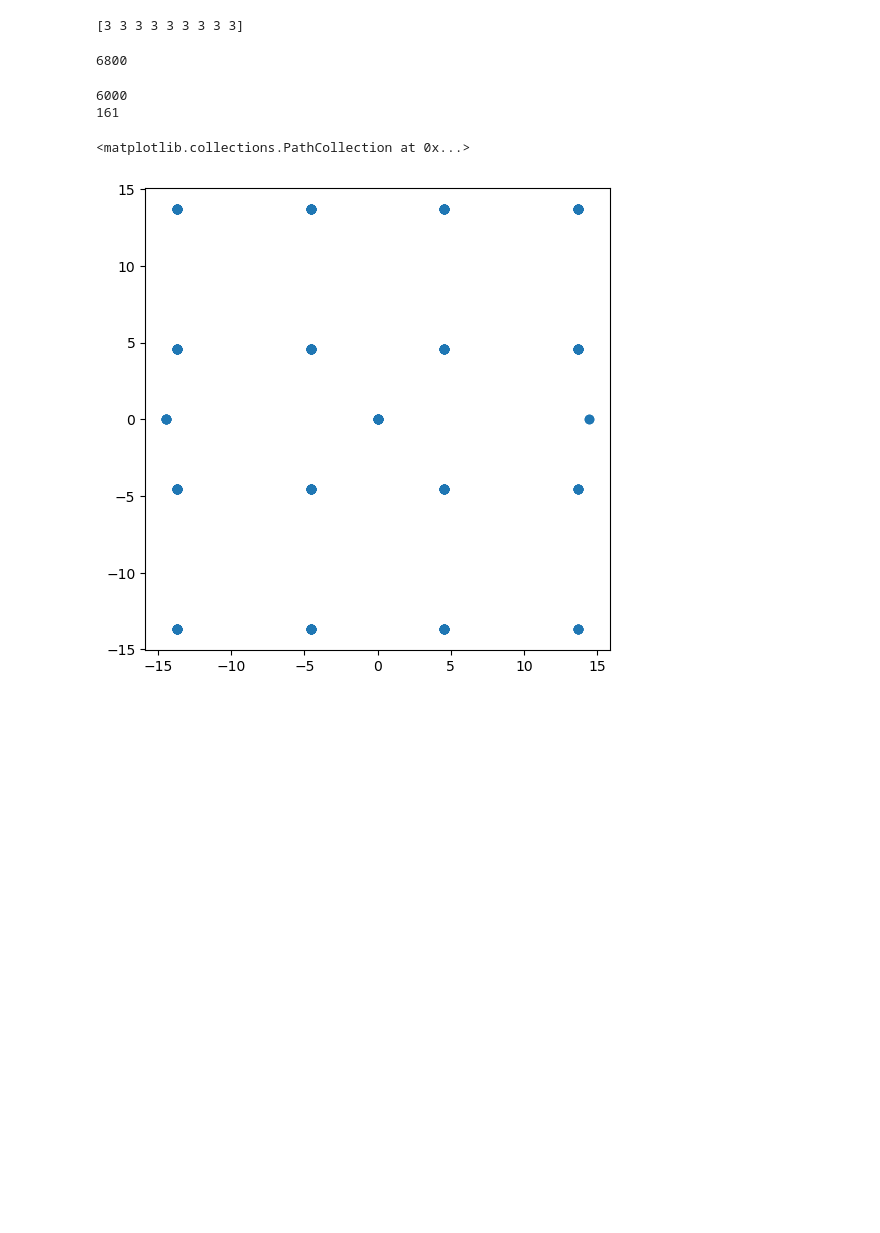
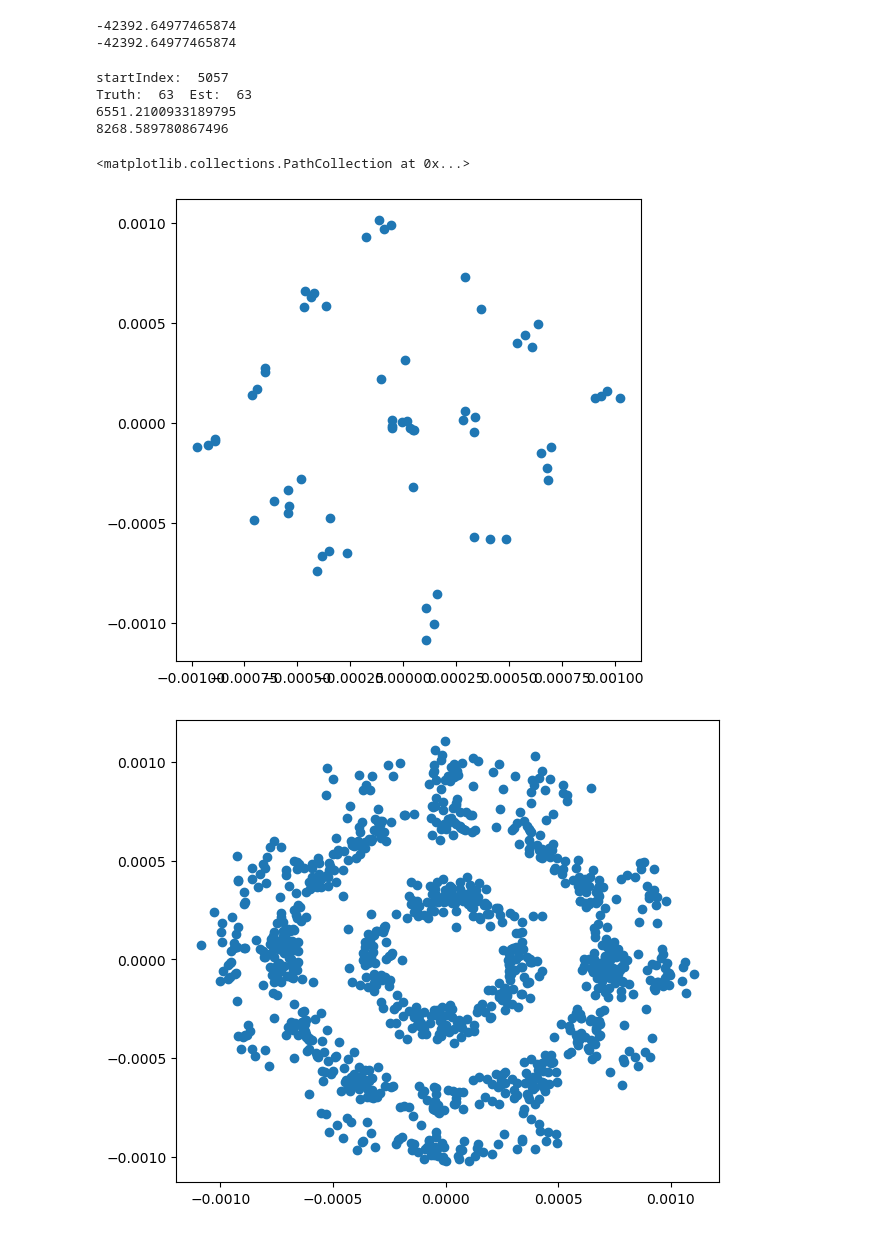
Before and after one commit to byungjunkim12/23-cyclo_modul_OFDM, a Jupyter notebook: python/test.ipynb, the cells around one changed output. Drawn from its saved outputs; the diff is of its cells as text; code cells hidden in the pictures; blank space fills up the shorter version.

```diff
--- a/python/test.ipynb
+++ b/python/test.ipynb
@@ -19,42 +20,61 @@ CPOptList = np.array([np.array(['Extended', 'Normal']),\
     np.array(['Normal']), np.array(['Normal'])], dtype=object)
 protocolList = np.array(['wlanHT', 'wlanHE', 'NRDLa', 'NRDLb', 'NRDLc'])
 # %%
-f = open('/project/iarpa/dataset/cyclo_modul_OFDM/simulation/test/wlanHE_Extended_16_0_100_20_0.4_1.metadata')
+f = open('/project/iarpa/dataset/cyclo_modul_OFDM/simulation/wlanHT/wlanHT_Extended_16qam/wlanHT_Extended_16_0_40_20_0.4_2.metadata')
 loadMetadata = json.load(f)
-
-MCSlist = getMCS_HEMU(loadMetadata)
-print(MCSlist)
+# print(loadMetadata['sourceArray'][0]['imperfectionCfg']['freqOffset'])
 # %% [output]
-[3 3 3 3 3 3 3 3 3]
+-42392.64977465874
+-42392.64977465874
 # %%
-load_out = np.fromfile('/project/iarpa/dataset/cyclo_modul_OFDM/wlanHE_Extended_16qam/wlanHE_Extended_16_0_100_20_0.4_1.32cf',\
+load_out = np.fromfile('/project/iarpa/dataset/cyclo_modul_OFDM/simulation/wlanHT/wlanHT_Extended_16qam/wlanHT_Extended_16_0_20_20_0.4_2.32cf',\
     dtype=np.float32)
+f = open('/project/iarpa/dataset/cyclo_modul_OFDM/simulation/wlanHT/wlanHT_Extended_16qam/wlanHT_Extended_16_0_20_20_0.4_2.metadata')
+loadMetadata = json.load(f)
+
 data = load_out[np.arange(0, load_out.shape[0], 2)] +\
                     1j * load_out[np.arange(1, load_out.shape[0], 2)]
 
-inputIQ = data[1200:]
-print(inputIQ.shape[0])
+# inputIQ = data[1200:]
+# print(inputIQ.shape[0])
-# %% [output]
-6800
 # %%
-inputIQ = data[2000:]
-print(inputIQ.shape[0])
-nSubC = 256
-lenCP = 64
+preambLen = 720
+nSym = 20
+removeNull = True
+angleMod = True
+
+startIndex = random.randint(preambLen, data.shape[0] - 2560)
+print('startIndex: ', startIndex)
+inputIQ = data[startIndex:]
+# print(inputIQ.shape[0])
+nSubC = 64
+lenCP = 16
 samplingRate = 20e6
-firstIndexSym = findFirstIndex(inputIQ, nSubC, lenCP)
-firstIndexSym = firstIndexSym - 1
-# print(firstIndexSym)
-inputIQ_CFO = corrCFO(inputIQ, nSubC, lenCP, firstIndexSym, samplingRate, 2)
-a = np.fft.fft(inputIQ_CFO[firstIndexSym+lenCP:firstIndexSym+lenCP+nSubC])
+firstIndexSymTruth = findFirstIndex(inputIQ, nSubC, lenCP)
+firstIndexSymEst = (-startIndex+preambLen) % (nSubC+lenCP)
+print('Truth: ', firstIndexSymTruth, ' Est: ', firstIndexSymEst)
 
+CFOtruth = getCFOtruth(loadMetadata)
+print(CFOtruth)
+CFOest = estCFO(inputIQ, nSubC, lenCP, firstIndexSymEst, samplingRate)
+print(CFOest)
+
+inputIQ_CFO = corrCFO(inputIQ, nSubC, lenCP, firstIndexSymEst, samplingRate, 2)
+a = np.fft.fft(inputIQ_CFO[firstIndexSymEst+lenCP:firstIndexSymEst+lenCP+nSubC])
 plt.figure(figsize=(6,6))
 plt.scatter(np.real(a), np.imag(a))
-# xylim = 4
-# plt.xlim((-xylim, xylim))
-# plt.ylim((-xylim, xylim))
+
+feat = getModFeat(inputIQ_CFO, nSubC, lenCP, firstIndexSymEst, nSym, removeNull, angleMod)
+plt.figure(figsize=(7,6))
+plt.scatter(np.real(feat), np.imag(feat))
+
+plt.xlim((0, xylim))
+plt.ylim((0, xylim*0.6))
 # %% [output]
-6000
-161
+startIndex:  5057
+Truth:  63  Est:  63
+6551.2100933189795
+8268.589780867496
 <matplotlib.collections.PathCollection at 0x...>
-[figure, old version]
+[figure, new version]
+[figure, added]
```
Also changed, not shown: parts of 5 cells of this notebook, 7 other files.
